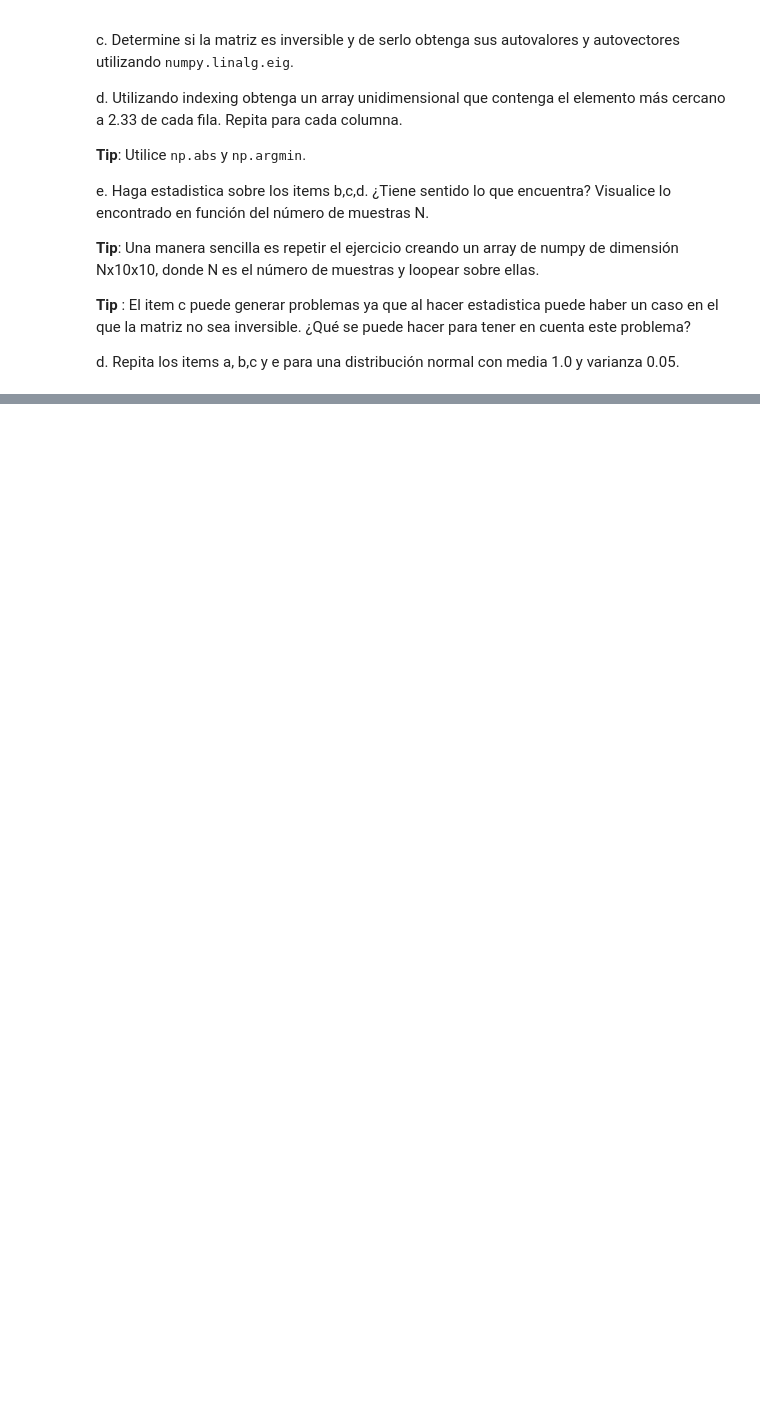
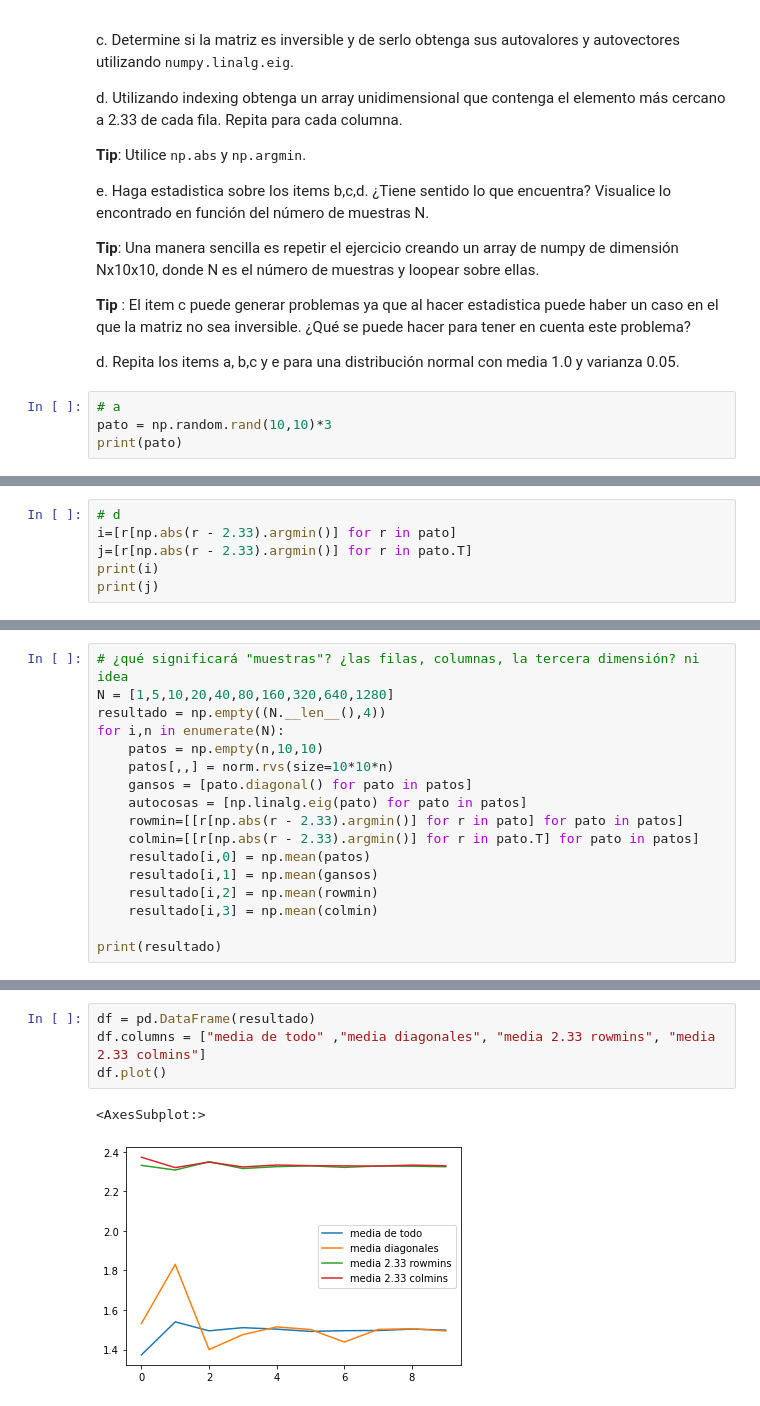
Before and after one commit to naikymen/ML_UNSAM, a Jupyter notebook: Ejercicios_00_Python.ipynb, the cells around one changed output, grey strips where cells are left out. Cells and saved outputs as stored; diff of their text form; blank space fills up the shorter version.

```diff
--- a/Ejercicios_00_Python.ipynb
+++ b/Ejercicios_00_Python.ipynb
@@ -30,3 +31,7 @@ e. Haga estadistica sobre los items b,c,d. ¿Tiene sentido lo que encuentra? Vis
 <b> Tip </b>: El item c puede generar problemas ya que al hacer estadistica puede haber un caso en el que la matriz no sea inversible. ¿Qué se puede hacer para tener en cuenta este problema?
 
 d. Repita los items a, b,c y e para una distribución normal con media 1.0 y varianza 0.05.
+# %%
+# a
+pato = np.random.rand(10,10)*3
+print(pato)
@@ -32,0 +91,6 @@ d. Repita los items a, b,c y e para una distribución normal con media 1.0 y var
+# %%
+# d
+i=[r[np.abs(r - 2.33).argmin()] for r in pato]
+j=[r[np.abs(r - 2.33).argmin()] for r in pato.T]
+print(i)
+print(j)
@@ -32,0 +112,17 @@ d. Repita los items a, b,c y e para una distribución normal con media 1.0 y var
+# %%
+# ¿qué significará "muestras"? ¿las filas, columnas, la tercera dimensión? ni idea
+N = [1,5,10,20,40,80,160,320,640,1280]
+resultado = np.empty((N.__len__(),4))
+for i,n in enumerate(N):
+    patos = np.empty(n,10,10)
+    patos[,,] = norm.rvs(size=10*10*n)
+    gansos = [pato.diagonal() for pato in patos]
+    autocosas = [np.linalg.eig(pato) for pato in patos]
+    rowmin=[[r[np.abs(r - 2.33).argmin()] for r in pato] for pato in patos]
+    colmin=[[r[np.abs(r - 2.33).argmin()] for r in pato.T] for pato in patos]
+    resultado[i,0] = np.mean(patos)
+    resultado[i,1] = np.mean(gansos)
+    resultado[i,2] = np.mean(rowmin)
+    resultado[i,3] = np.mean(colmin)
+
+print(resultado)
@@ -32,0 +140,7 @@ d. Repita los items a, b,c y e para una distribución normal con media 1.0 y var
+# %%
+df = pd.DataFrame(resultado)
+df.columns = ["media de todo" ,"media diagonales", "media 2.33 rowmins", "media 2.33 colmins"]
+df.plot()
+# %% [output]
+<AxesSubplot:>
+[figure, added]
```
Also changed, not shown: parts of 11 cells of this notebook.
